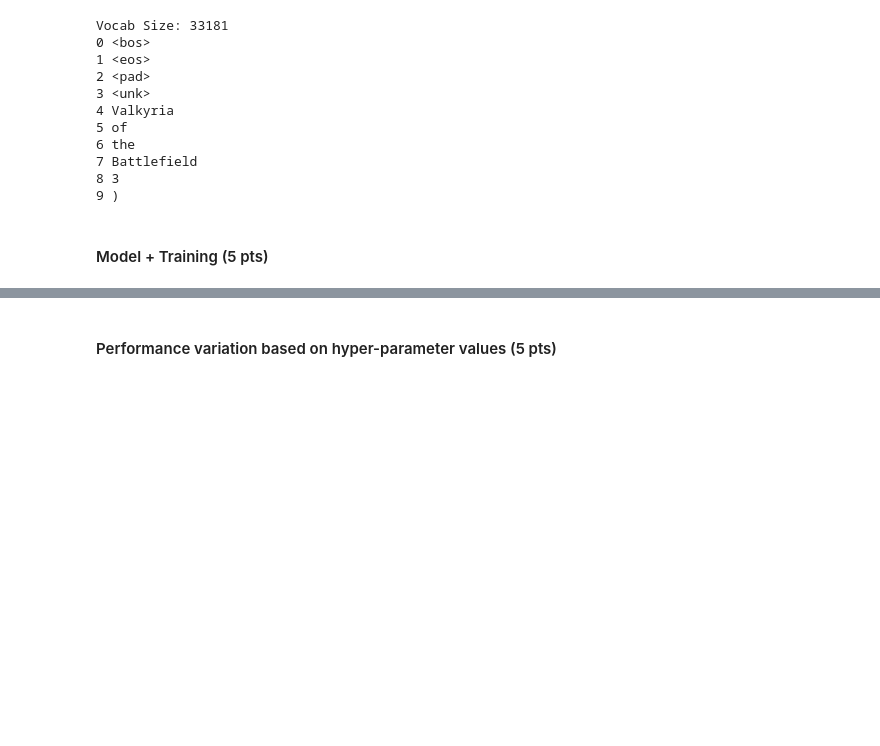
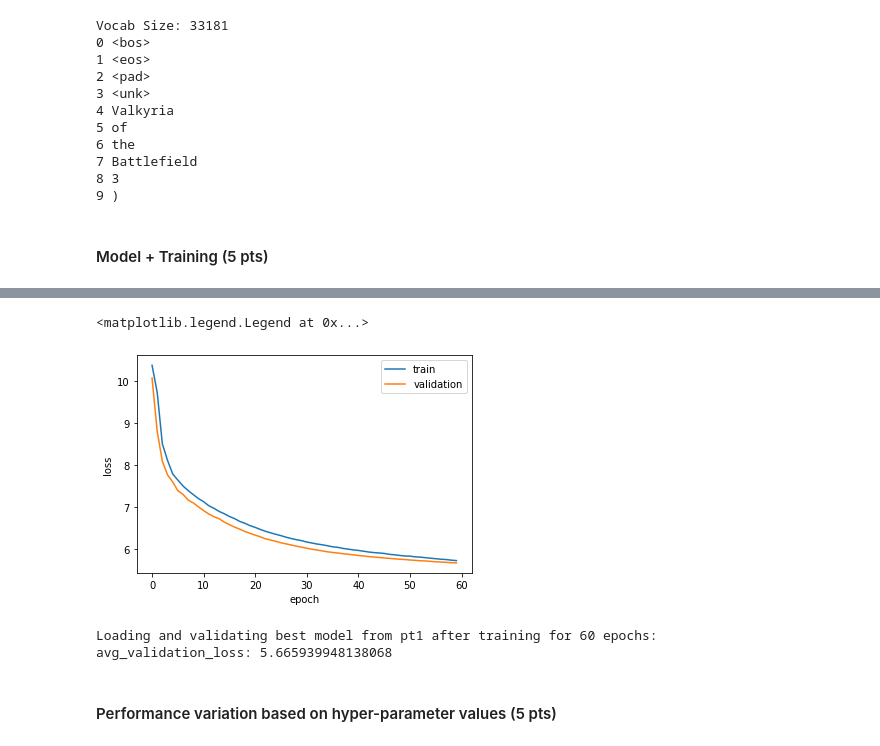
Before and after one commit to andrec279/nlp_learning, a Jupyter notebook: hw2/hw2-part2-nlm.ipynb, the cells around one changed output, grey strips where cells are left out. Saved outputs shown, nothing was run; the diff lists cells and outputs as text; code cells hidden in the pictures; blank space fills up the shorter version.

```diff
--- a/hw2/hw2-part2-nlm.ipynb
+++ b/hw2/hw2-part2-nlm.ipynb
@@ -181,8 +184,14 @@ Vocab Size: 33181
 8 3
 9 )
 # %%
-batch_size = 256
+batch_size = 512
 pad_collate = functools.partial(pad_collate_fn, dictionary=wikidict)
+
+num_gpus = torch.cuda.device_count()
+if num_gpus > 0:
+    current_device = 'cuda'
+else:
+    current_device = 'cpu'
 
 wiki_datasets_idxs = tokenize_dataset(datasets, wikidict)
 tensored_datasets_idxs = {}
@@ -221,24 +241,16 @@ class LSTMLanguageModel(nn.Module):
 
         return logits
 # %%
-num_gpus = torch.cuda.device_count()
-if num_gpus > 0:
-    current_device = 'cuda'
-else:
-    current_device = 'cpu'
-
 embedding_size = 256
 hidden_size = 256
 num_layers = 1
-dropout = 0.3
 
-options = {
+options_pt1 = {
     'num_embeddings': len(wikidict),
     'embedding_dim': embedding_size,
     'padding_idx': wikidict.get_id('<pad>'),
     'hidden_size': hidden_size,
-    'num_layers': num_layers,
-    'dropout': dropout,
+    'num_layers': num_layers
 }
 # %%
 def check_loss_delta(curr_loss, prev_loss, counter):
@@ -319,3 +336,44 @@ KeyboardInterrupt:
+# %%
+#####################################################################
+#### Only run if pt1_results.json doesn't already exist for pt 1 ####
+#####################################################################
+
+train_epoch_losses, val_epoch_losses, train_epoch_perplexities, val_epoch_perplexities, best_model_file = train_lstm_es(options_pt1, split_loaders, n_epochs=60, m=3)
+pt1_results = {'train_loss': train_epoch_losses,
+               'val_loss': val_epoch_losses,
+               'train_ppl': train_epoch_perplexities,
+               'val_ppl': val_epoch_perplexities,
+               'best_model_file': best_model_file}
+
+with open("pt1_results.json", "w") as pt1_res_file:
+    json.dump(pt1_results, pt1_res_file)
+
+x = range(len(train_epoch_losses))
+
+plt.plot(x, train_epoch_losses)
+plt.plot(x, val_epoch_losses)
+plt.xlabel('epoch')
+plt.ylabel('loss')
+plt.legend(['train', 'validation'])
+# %% [output]
+<matplotlib.legend.Legend at 0x...>
+[figure, added]
+# %%
+print('Loading and validating best model from pt1 after training for 60 epochs:')
+
+pt1_results = json.load(open('pt1_results.json', 'r'))
+best_model_file = pt1_results['best_model_file']
+
+model_pt1 = LSTMLanguageModel(options_pt1).to(current_device)
+criterion = nn.CrossEntropyLoss(ignore_index=wikidict.get_id('<pad>'))
+model_pt1.load_state_dict(torch.load(best_model_file))
+model_pt1.eval()
+
+avg_val_loss = get_val_loss(split_loaders, model_pt1, criterion)
+print('avg_validation_loss:', avg_val_loss)
+# %% [output]
+Loading and validating best model from pt1 after training for 60 epochs:
+avg_validation_loss: 5.665939948138068
 # %% [markdown]
 #### Performance variation based on hyper-parameter values (5 pts)
 # %%
```
Also changed, not shown: parts of 16 cells of this notebook, 7 other files.
